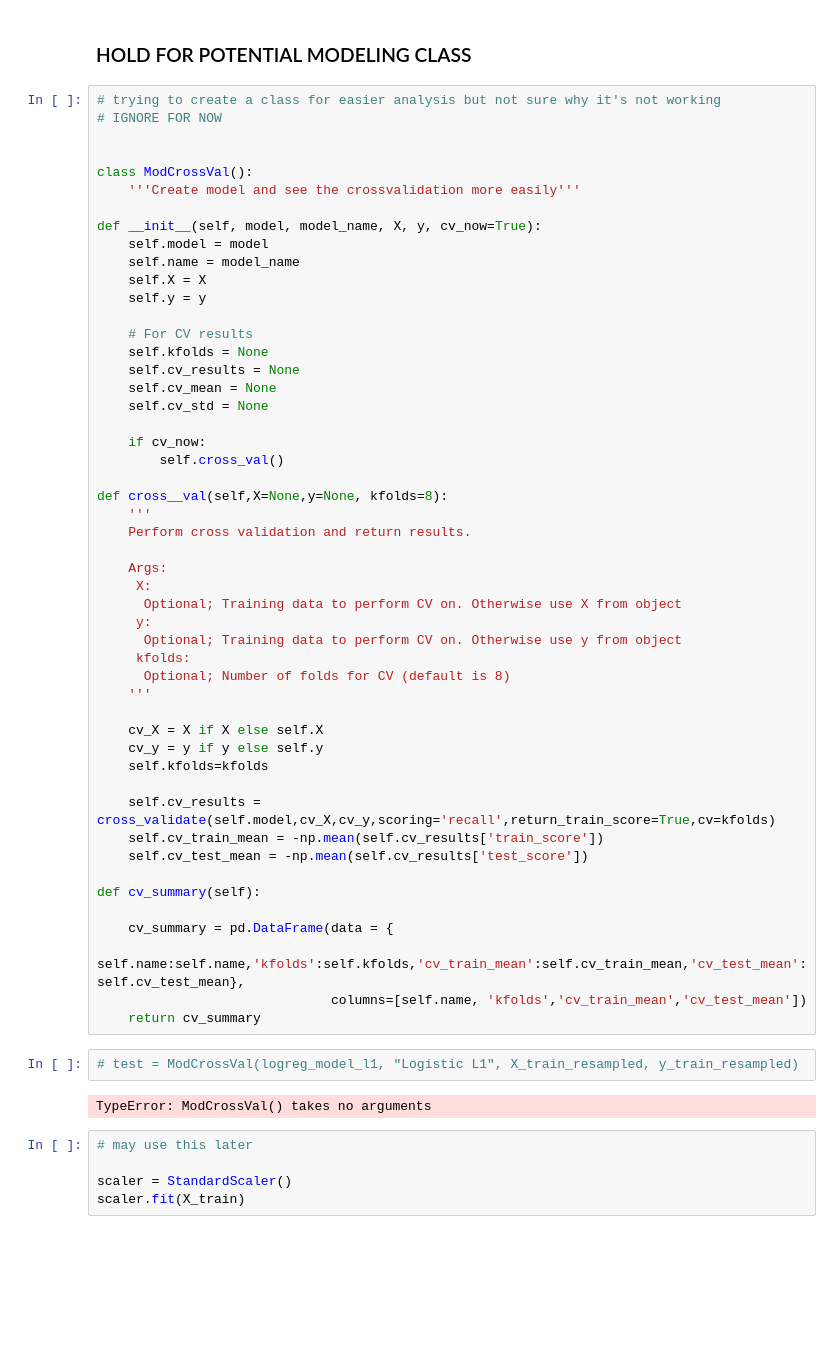
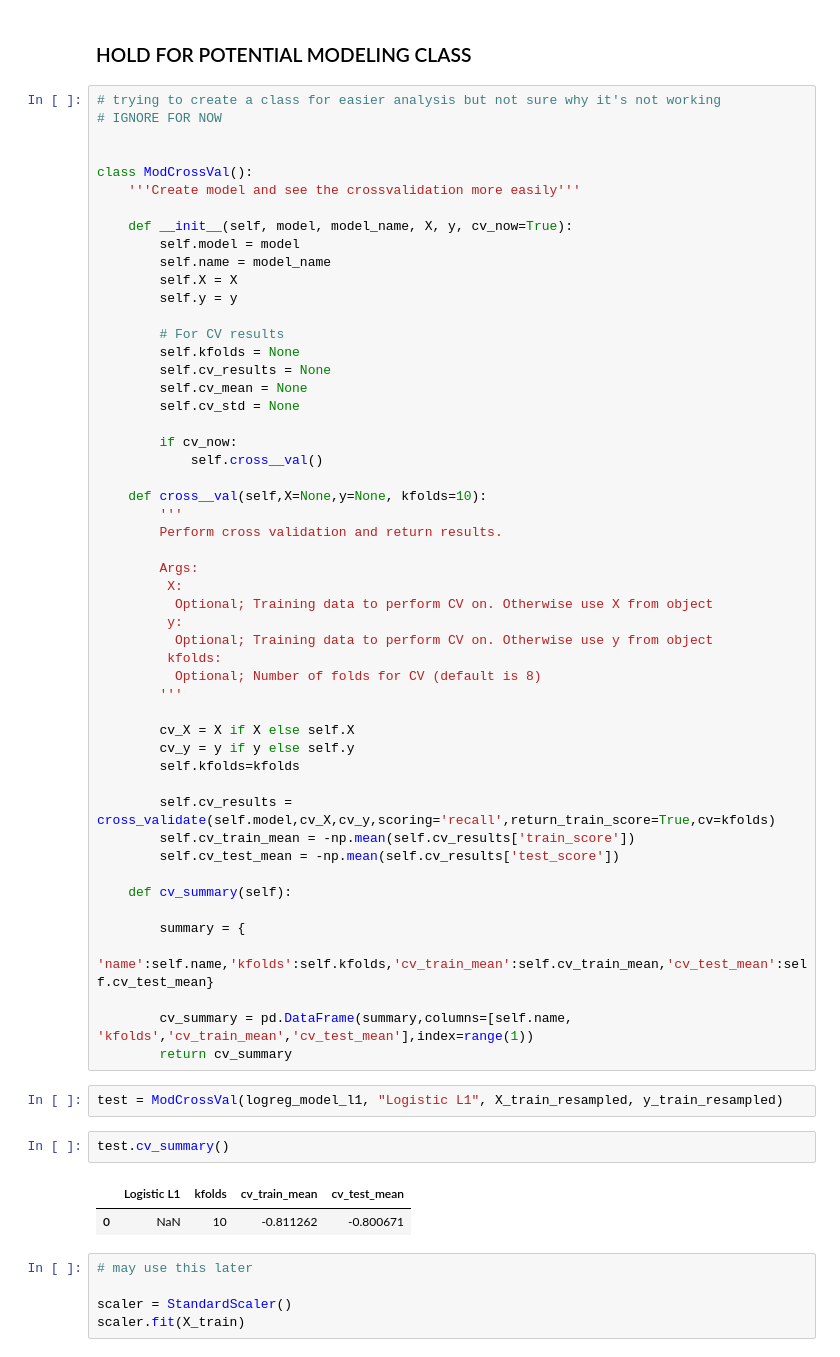
Before and after one commit to erankova/Phase_3_Project, a Jupyter notebook: Phase_3_Project.ipynb, the cells around one changed output. Saved outputs shown, nothing was run; the diff lists cells and outputs as text; blank space fills up the shorter version.

Commit message:
cross validation class

```diff
--- a/Phase_3_Project.ipynb
+++ b/Phase_3_Project.ipynb
@@ -560,52 +552,56 @@ Train score avg: 0.7959092674185816
 class ModCrossVal():
     '''Create model and see the crossvalidation more easily'''
 
-def __init__(self, model, model_name, X, y, cv_now=True):
-    self.model = model
-    self.name = model_name
-    self.X = X
-    self.y = y
+    def __init__(self, model, model_name, X, y, cv_now=True):
+        self.model = model
+        self.name = model_name
+        self.X = X
+        self.y = y
 
-    # For CV results
-    self.kfolds = None
-    self.cv_results = None
-    self.cv_mean = None
-    self.cv_std = None
+        # For CV results
+        self.kfolds = None
+        self.cv_results = None
+        self.cv_mean = None
+        self.cv_std = None
 
-    if cv_now:
-        self.cross_val()
+        if cv_now:
+            self.cross__val()
 
-def cross__val(self,X=None,y=None, kfolds=8):
-    '''
-    Perform cross validation and return results.
+    def cross__val(self,X=None,y=None, kfolds=10):
+        '''
+        Perform cross validation and return results.
 
-    Args:
-     X:
-      Optional; Training data to perform CV on. Otherwise use X from object
-     y:
-      Optional; Training data to perform CV on. Otherwise use y from object
-     kfolds:
-      Optional; Number of folds for CV (default is 8)
-    '''
+        Args:
+         X:
+          Optional; Training data to perform CV on. Otherwise use X from object
+         y:
+          Optional; Training data to perform CV on. Otherwise use y from object
+         kfolds:
+          Optional; Number of folds for CV (default is 8)
+        '''
 
-    cv_X = X if X else self.X
-    cv_y = y if y else self.y
-    self.kfolds=kfolds
+        cv_X = X if X else self.X
+        cv_y = y if y else self.y
+        self.kfolds=kfolds
 
-    self.cv_results = cross_validate(self.model,cv_X,cv_y,scoring='recall',return_train_score=True,cv=kfolds)
-    self.cv_train_mean = -np.mean(self.cv_results['train_score'])
-    self.cv_test_mean = -np.mean(self.cv_results['test_score'])
+        self.cv_results = cross_validate(self.model,cv_X,cv_y,scoring='recall',return_train_score=True,cv=kfolds)
+        self.cv_train_mean = -np.mean(self.cv_results['train_score'])
+        self.cv_test_mean = -np.mean(self.cv_results['test_score'])
 
-def cv_summary(self):
+    def cv_summary(self):
 
-    cv_summary = pd.DataFrame(data = {
-        self.name:self.name,'kfolds':self.kfolds,'cv_train_mean':self.cv_train_mean,'cv_test_mean':self.cv_test_mean},
-                              columns=[self.name, 'kfolds','cv_train_mean','cv_test_mean'])
-    return cv_summary
+        summary = {
+            'name':self.name,'kfolds':self.kfolds,'cv_train_mean':self.cv_train_mean,'cv_test_mean':self.cv_test_mean}
+
+        cv_summary = pd.DataFrame(summary,columns=[self.name, 'kfolds','cv_train_mean','cv_test_mean'],index=range(1))
+        return cv_summary
 # %%
-# test = ModCrossVal(logreg_model_l1, "Logistic L1", X_train_resampled, y_train_resampled)
+test = ModCrossVal(logreg_model_l1, "Logistic L1", X_train_resampled, y_train_resampled)
-# %% [output]
-TypeError: ModCrossVal() takes no arguments
+# %%
+test.cv_summary()
+# %% [output]
+|  | Logistic L1 | kfolds | cv_train_mean | cv_test_mean |
+| 0 | NaN | 10 | -0.811262 | -0.800671 |
 # %%
 # may use this later
 
```
Also changed, not shown: parts of 3 cells of this notebook.
